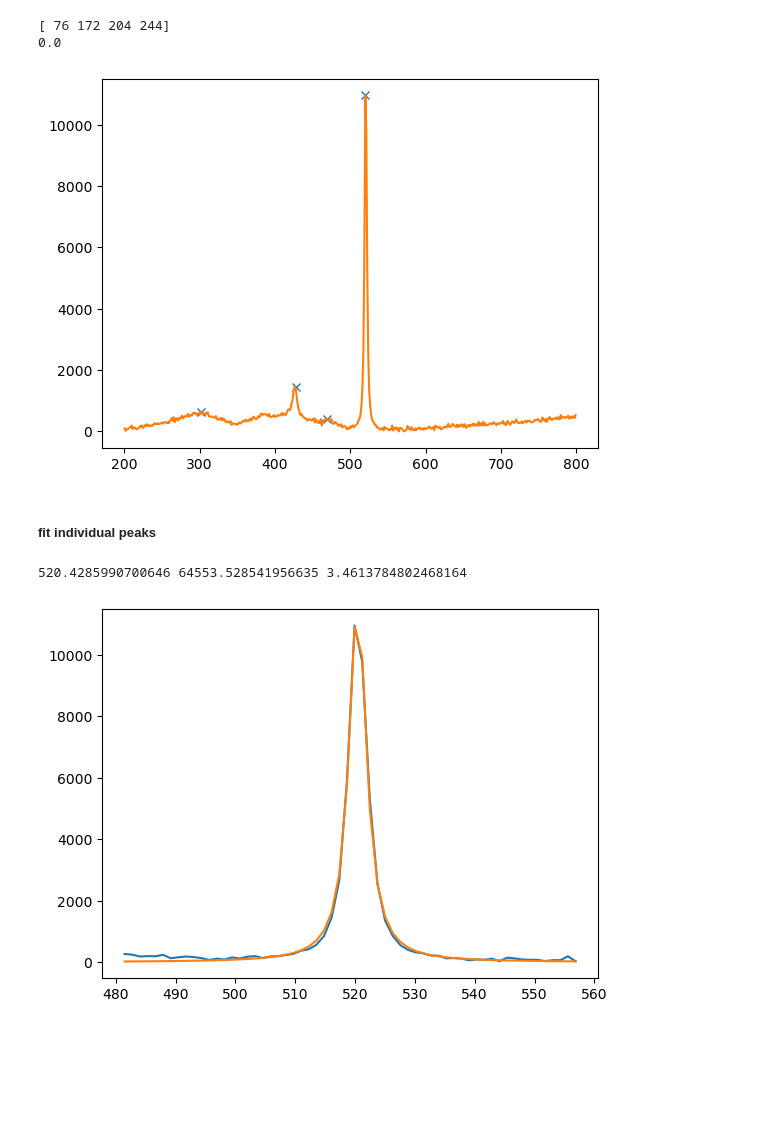
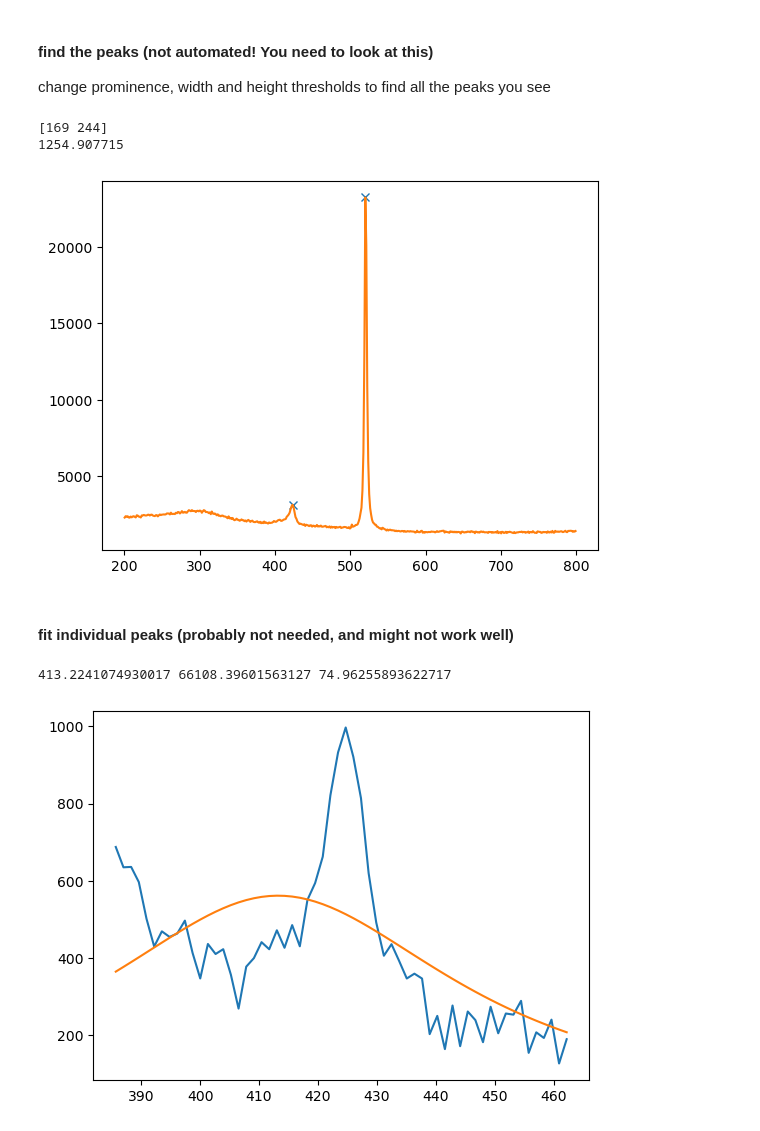
Before and after one commit to DTU-Nanolab-materials-discovery/intern-data-handling-and-fitting, a Jupyter notebook: raman.ipynb, the cells around one changed output. Drawn from its saved outputs; the diff is of its cells as text; code cells hidden in the pictures; blank space fills up the shorter version.

```diff
--- a/raman.ipynb
+++ b/raman.ipynb
@@ -9,7 +10,6 @@ from lmfit.models import LinearModel, LorentzianModel
 # %%
-folder = r"Z:\P110143-phosphosulfides-Andrea\Data\Samples\mittma_0019_Cu\Raman\BR"
+folder = r"Z:\P110143-phosphosulfides-Andrea\Data\Samples\mittma_0023_Cu\Raman"
 files = os.listdir(folder)
 files = [f for f in files if f.endswith('.txt')]
 print(files)
-all_results = {}
 # %% [output]
@@ -21,3 +17,13 @@ filename= sample_name + '_5perc_5sx5aq '
+# %%
+# samples_to_analyse = ['bl', 'br', 'tc', 'tc-1mm', 'tl', 'tr', 'tr-2mm'] # 19 BR
+# samples_to_analyse = ['bl', 'br', 'tl', 'tr', ''] # 19 FR
+# samples_to_analyse = ['bl', 'br', 'tl', 'tr'] # 15 BL
+# samples_to_analyse = ['bl', 'tr', ''] # 12 FL
+# samples_to_analyse = ['bl', 'br', 'tl','tr', ''] # 11 BR and 22 BR
+samples_to_analyse = ['bl', 'br1', 'tl', 'tr', ''] # 23 BR
+
+sample_name= 'mittma_0023_BR'
+filename= sample_name + '_5sx5aq '
 # %%
 n=2
 filepath= os.path.join(folder, filename + f'{samples_to_analyse[n]}.txt')
@@ -80,19 +83,25 @@ plt.legend()
+# %% [markdown]
+#### find the peaks (not automated! You need to look at this)
+change prominence, width and height thresholds to find all the peaks you see
 # %%
 x= x0
-yy= y0 - bkg
-min_y= min(yy)
-y= yy - min_y
-peaks, _ = find_peaks(y, prominence=200, width=2)
+y=y0
+# yy= y0 - bkg
+# min_y= min(yy)
+# y= yy - min_y
+peaks, _ = find_peaks(y, prominence=300, width=2.5, height=3000)
+# peaks, _ = find_peaks(y, prominence=150, width=2)
+
 print(peaks)
 plt.plot(x.iloc[peaks], y.iloc[peaks], "x")
 plt.plot(x, y)
 print(min(y))
 # %% [output]
-[ 76 172 204 244]
-0.0
+[169 244]
+1254.907715
-[figure, old version]
+[figure, new version]
 # %% [markdown]
-##### fit individual peaks
+#### fit individual peaks (probably not needed, and might not work well)
 # %%
 peak_1= peaks[-1]
 x_1,y_1 = x[peak_1-30:peak_1+30], y[peak_1-30:peak_1+30]
@@ -111,8 +120,8 @@ plt.plot(x_1, y_1)
 plt.plot(x_1, out.best_fit)
 print(center, amplitude, fwhm)
 # %% [output]
-520.4285990700646 64553.528541956635 3.4613784802468164
+413.2241074930017 66108.39601563127 74.96255893622717
-[figure, old version]
+[figure, new version]
 # %%
 # fit peaks 1, 2 with 2 lorentianz
 
```
Also changed, not shown: parts of 19 cells of this notebook, 1 other file.
